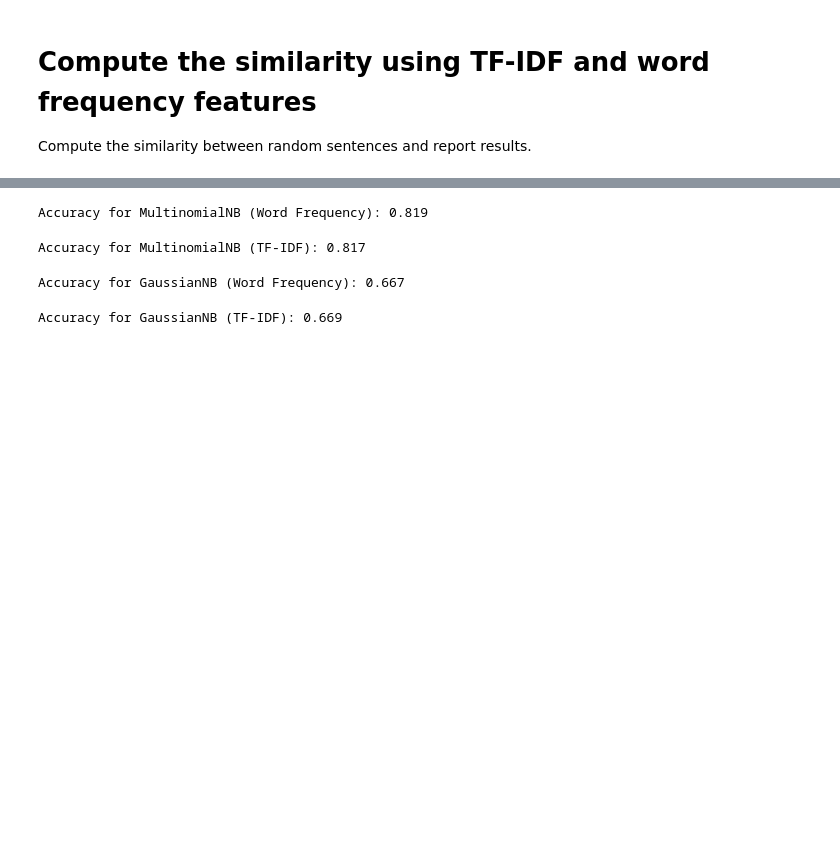
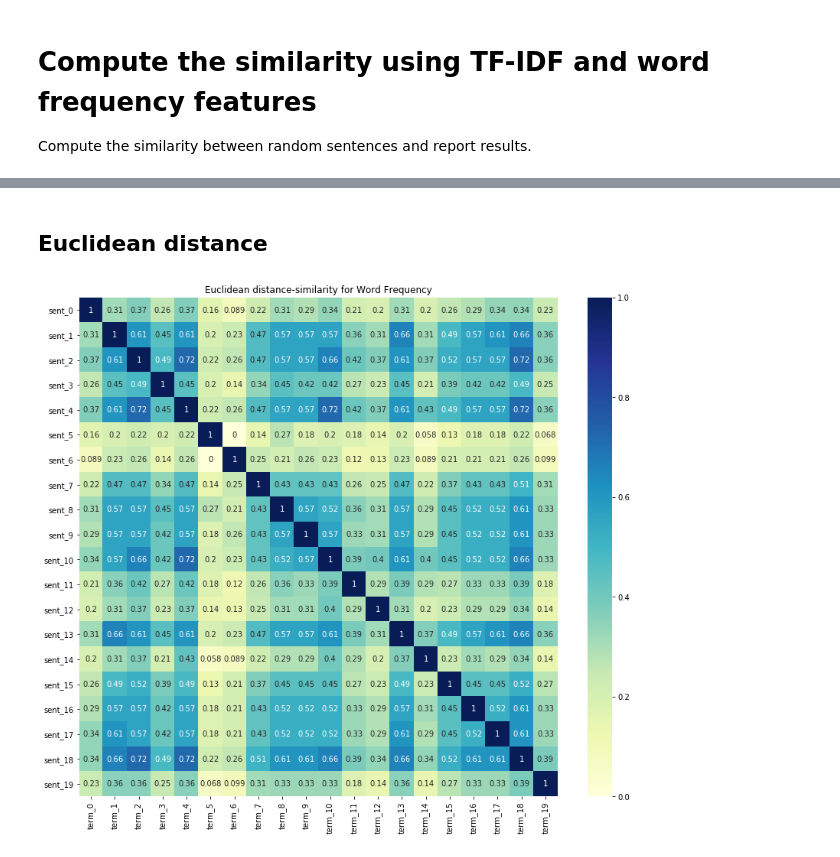
Before and after one commit to YvonneLYee/dm_2018_hw_1, a Jupyter notebook: YvonneChow_106065710.ipynb, the cells around one changed output, grey strips where cells are left out. Cells and saved outputs as stored; diff of their text form; code cells hidden in the pictures; blank space fills up the shorter version.

```diff
--- a/YvonneChow_106065710.ipynb
+++ b/YvonneChow_106065710.ipynb
@@ -1093,52 +928,26 @@ Accuracy for BernoulliNB (TF-IDF): 0.820
-# %%
-# MultinomialNB, Word Frequency
-# split into train and test sets
-X_train, X_test, Y_train, Y_test = train_test_split(X, Y, test_size = 0.25)
-X = result_counts.toarray()
-Y = result['score'].values
-mnb = MultinomialNB()
-mnb.fit(X_train, Y_train)
-mnb.score(X_test, Y_test)
-acc = cross_val_score(mnb, X, Y, scoring = 'accuracy', cv = 10).mean()
-print('Accuracy for MultinomialNB (Word Frequency): {:.3f}'.format(acc))
-# %% [output]
-Accuracy for MultinomialNB (Word Frequency): 0.819
-# %%
-# MultinomialNB, TF-IDF
-# split into train and test sets
-X_train, X_test, Y_train, Y_test = train_test_split(X, Y, test_size = 0.25)
-X = vec.toarray()
-Y = result['score'].values
-mnb = MultinomialNB()
-mnb.fit(X_train, Y_train)
-mnb.score(X_test, Y_test)
-acc = cross_val_score(mnb, X, Y, scoring = 'accuracy', cv = 10).mean()
-print('Accuracy for MultinomialNB (TF-IDF): {:.3f}'.format(acc))
-# %% [output]
-Accuracy for MultinomialNB (TF-IDF): 0.817
-# %%
-# GaussianNB, Word Frequency
-# split into train and test sets
-X_train, X_test, Y_train, Y_test = train_test_split(X, Y, test_size = 0.25)
-X = result_counts.toarray()
-Y = result['score'].values
-gnb = GaussianNB()
-gnb.fit(X_train, Y_train)
-gnb.score(X_test, Y_test)
-acc = cross_val_score(gnb, X, Y, scoring = 'accuracy', cv = 10).mean()
-print('Accuracy for GaussianNB (Word Frequency): {:.3f}'.format(acc))
-# %% [output]
-Accuracy for GaussianNB (Word Frequency): 0.667
-# %%
-# GaussianNB, TF-IDF
-# split into train and test sets
-X_train, X_test, Y_train, Y_test = train_test_split(X, Y, test_size = 0.25)
-X = vec.toarray()
-Y = result['score'].values
-gnb = GaussianNB()
-gnb.fit(X_train, Y_train)
-gnb.score(X_test, Y_test)
-acc = cross_val_score(gnb, X, Y, scoring = 'accuracy', cv = 10).mean()
-print('Accuracy for GaussianNB (TF-IDF): {:.3f}'.format(acc))
-# %% [output]
-Accuracy for GaussianNB (TF-IDF): 0.669
+# %% [markdown]
+## Euclidean distance
+# %%
+# Euclidean distance for Word Frequency
+from sklearn.metrics.pairwise import euclidean_distances
+
+euclidean_metrics = euclidean_distances(result_counts)
+euclidean_metrics
+# obtain document index
+plot_x = ["term_"+ str(i) for i in range(20)]
+plot_y = ["sent_"+ str(i) for i in range(20)]
+plot_z = euclidean_metrics[0:20, 0:20]
+
+# convert distance into similarity
+maxv = plot_z.max() # choose the max value of the dataset
+norm = np.around((1 - np.true_divide(plot_z, maxv)), decimals = 3)
+
+import seaborn as sns
+df_todraw = pd.DataFrame(norm, columns = plot_x, index = plot_y)
+plt.subplots(figsize = (14, 12))
+plt.title('Euclidean distance-similarity for Word Frequency')
+ax = sns.heatmap(df_todraw,
+                cmap = "YlGnBu",
+                vmin = 0, vmax = 1, annot = True)
+# %% [output]
+[figure, added]
```
Also changed, not shown: parts of 47 cells of this notebook.
